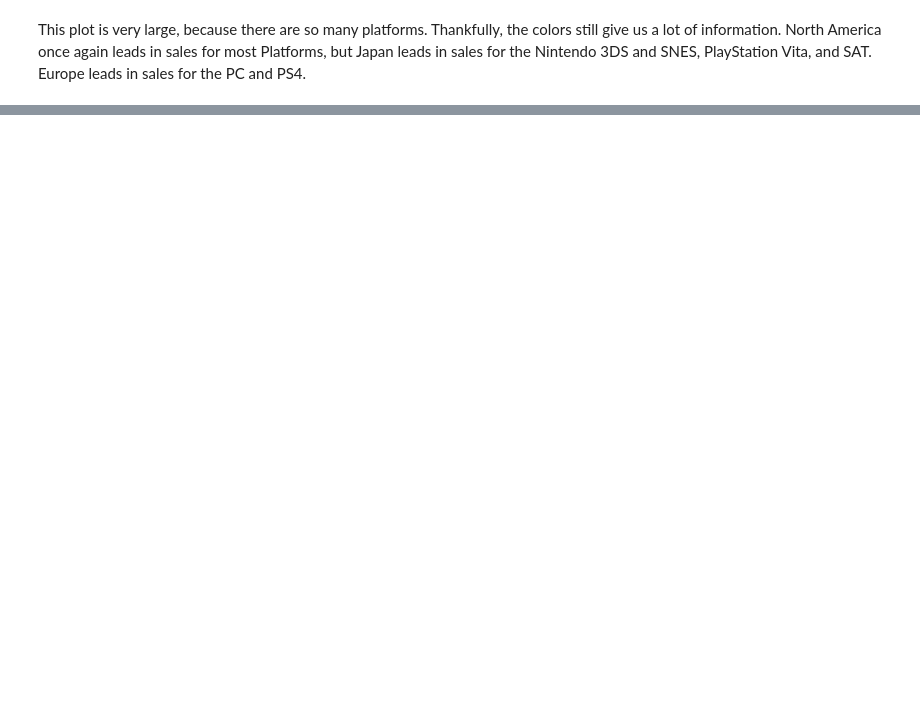
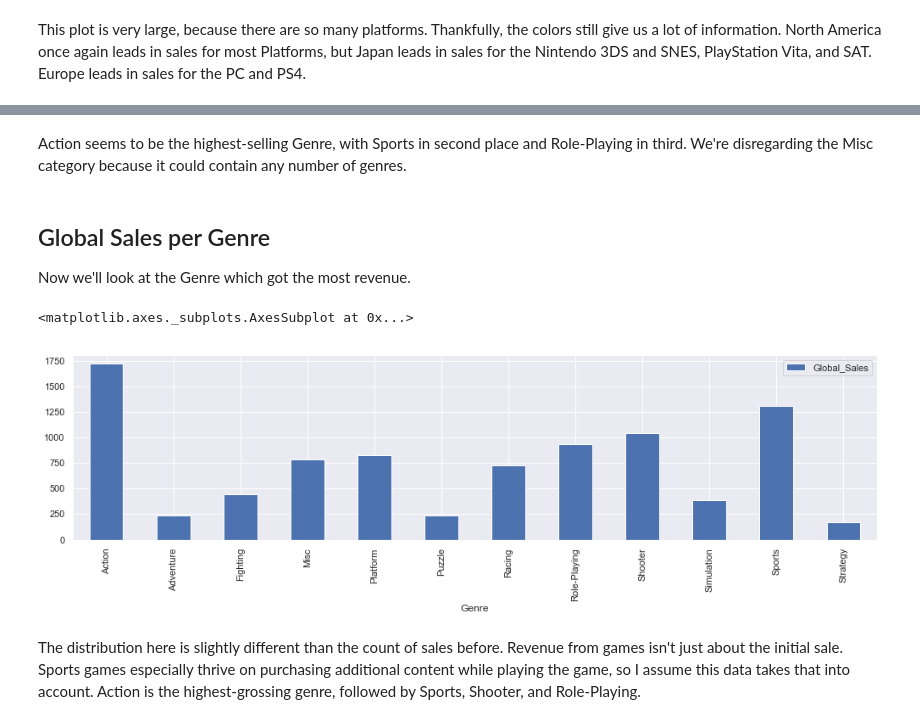
Before and after one commit to NicholasCrossman/python-game-sales-data-cleaning, a Jupyter notebook: game-sales-data-analysis.ipynb, the cells around one changed output, grey strips where cells are left out. Cells and saved outputs as stored; diff of their text form; code cells hidden in the pictures; blank space fills up the shorter version.

```diff
--- a/game-sales-data-analysis.ipynb
+++ b/game-sales-data-analysis.ipynb
@@ -159,0 +173,15 @@ The boxplot shows the distribution of 50% of each dataset as the box. From the b
+# %% [markdown]
+Action seems to be the highest-selling Genre, with Sports in second place and Role-Playing in third. We're disregarding the Misc category because it could contain any number of genres.
+# %% [markdown]
+## Global Sales per Genre
+
+Now we'll look at the Genre which got the most revenue.
+# %%
+genre_sales_revenue = data[['Genre', 'Global_Sales']]
+genre_sales_revenue = genre_sales_revenue.groupby('Genre').sum()
+genre_sales_revenue.plot.bar()
+# %% [output]
+<matplotlib.axes._subplots.AxesSubplot at 0x...>
+[figure, added]
+# %% [markdown]
+The distribution here is slightly different than the count of sales before. Revenue from games isn't just about the initial sale. Sports games especially thrive on purchasing additional content while playing the game, so I assume this data takes that into account. Action is the highest-grossing genre, followed by Sports, Shooter, and Role-Playing.
```
Also changed, not shown: parts of 10 cells of this notebook.
